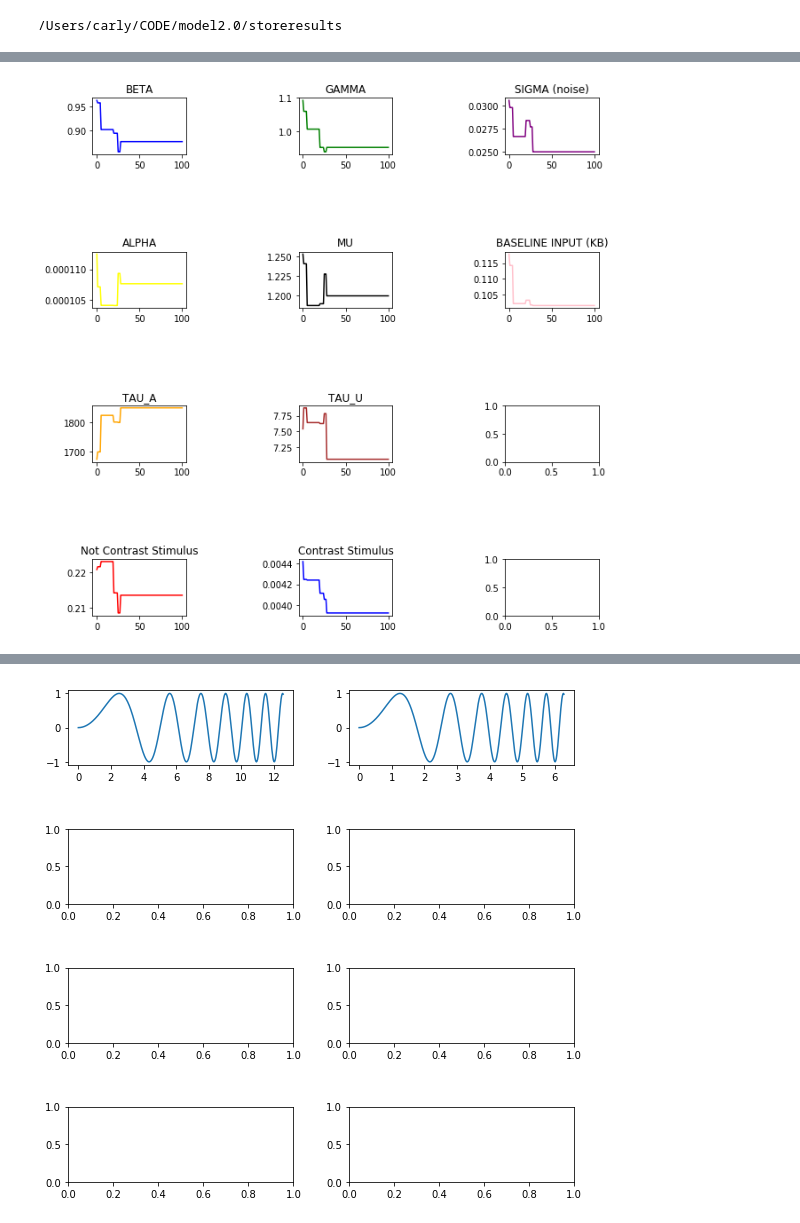
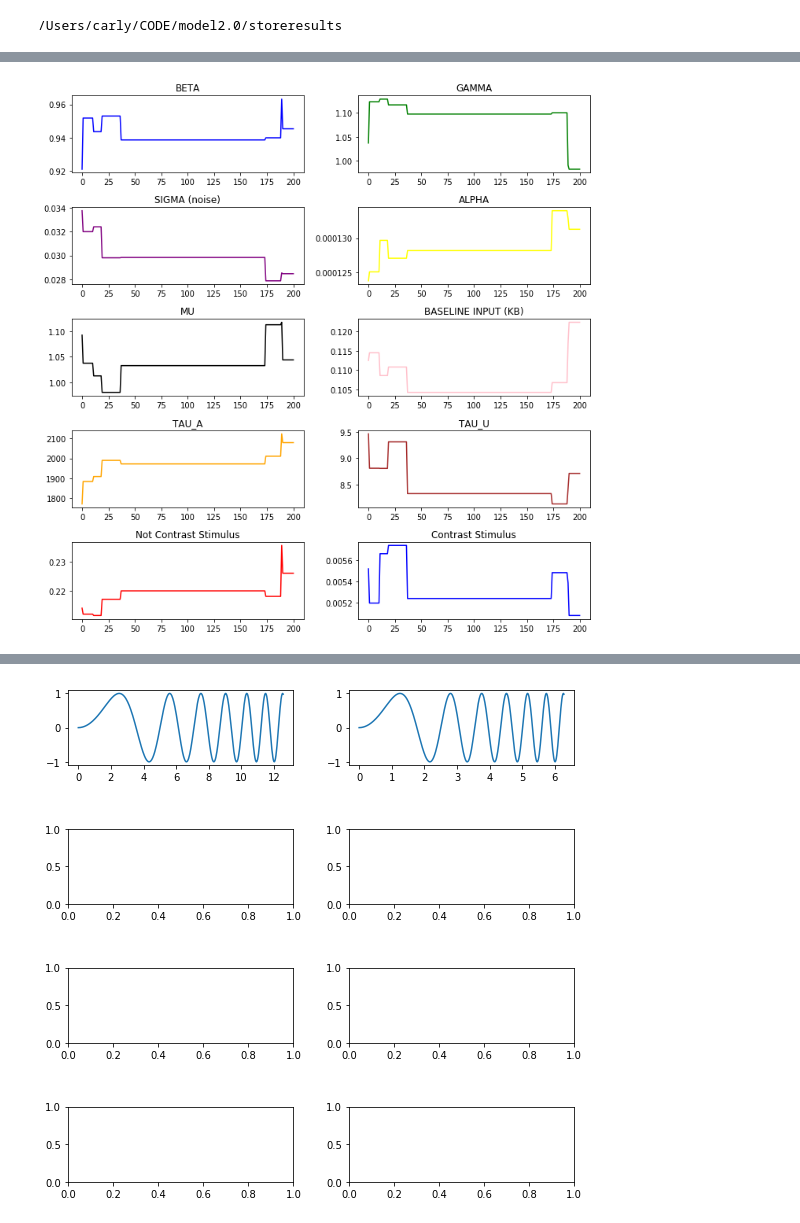
Before and after one commit to cjhough/model2.0, a Jupyter notebook: storeresults/mcmc_pltsavebest.ipynb, the cells around one changed output, grey strips where cells are left out. Saved outputs shown, nothing was run; the diff lists cells and outputs as text; code cells hidden in the pictures.

```diff
--- a/storeresults/mcmc_pltsavebest.ipynb
+++ b/storeresults/mcmc_pltsavebest.ipynb
@@ -43,2 +49,2 @@ artifice1branch2_100SUM.pkl
 # %%
-p1 = str('beethoven1_100')
+p1 = str('beethoven2_200')
@@ -115,36 +122,37 @@ theta
 # %%
 theta = mctheta
-fig,ax = plt.subplots(4,3)
+fig,ax = plt.subplots(5,2)
 
 ax[0,0].plot(x0,theta['beta'],color='blue',label='BETA')
 ax[0,1].plot(x0,theta['gamma'],color='green',label='GAMMA')
-ax[0,2].plot(x0,theta['sigma'],color='purple',label='SIGMA')
-ax[1,0].plot(x0,theta['alpha'],color='yellow',label='ALPHA')
-ax[1,1].plot(x0,theta['mu'],color='black',label='MU')
-ax[1,2].plot(x0,theta['kb'],color='pink',label='BASELINE INPUT (KB)')
-ax[2,0].plot(x0,theta['tau_a'],color='orange',label='TAU_A')
-ax[2,1].plot(x0,theta['tau_u'],color='brown',label='TAU_U')
-ax[3,0].plot(x0,theta['ks'],color='red',label='not from contrast')
-ax[3,1].plot(x0,theta['kc'],color='blue',label='contrast')
+ax[1,0].plot(x0,theta['sigma'],color='purple',label='SIGMA')
+ax[1,1].plot(x0,theta['alpha'],color='yellow',label='ALPHA')
+ax[2,0].plot(x0,theta['mu'],color='black',label='MU')
+ax[2,1].plot(x0,theta['kb'],color='pink',label='BASELINE INPUT (KB)')
+ax[3,0].plot(x0,theta['tau_a'],color='orange',label='TAU_A')
+ax[3,1].plot(x0,theta['tau_u'],color='brown',label='TAU_U')
+ax[4,0].plot(x0,theta['ks'],color='red',label='not from contrast')
+ax[4,1].plot(x0,theta['kc'],color='blue',label='contrast')
 
 
 ax[0,0].set_title('BETA')
 ax[0,1].set_title('GAMMA')
-ax[0,2].set_title('SIGMA (noise)')
-ax[1,0].set_title('ALPHA')
-ax[1,1].set_title('MU')
-ax[1,2].set_title('BASELINE INPUT (KB)')
-ax[2,0].set_title('TAU_A')
-ax[2,1].set_title('TAU_U')
-ax[3,0].set_title('Not Contrast Stimulus')
-ax[3,1].set_title('Contrast Stimulus')
+ax[1,0].set_title('SIGMA (noise)')
+ax[1,1].set_title('ALPHA')
+ax[2,0].set_title('MU')
+ax[2,1].set_title('BASELINE INPUT (KB)')
+ax[3,0].set_title('TAU_A')
+ax[3,1].set_title('TAU_U')
+ax[4,0].set_title('Not Contrast Stimulus')
+ax[4,1].set_title('Contrast Stimulus')
 
-fig.tight_layout()
+
 fig.get_figure()
 fig.set_size_inches(10,10)
+fig.tight_layout()
 #fig.savefig(savepath+'', dpi=100)
 # %% [output]
-[figure, old version]
+[figure, new version]
 # %%
 chicol = ['CHI: First Epoch Probability',
           'CHI: U1 Mean Dominance Time',
```
Also changed, not shown: parts of 12 cells of this notebook, 5 other files.
